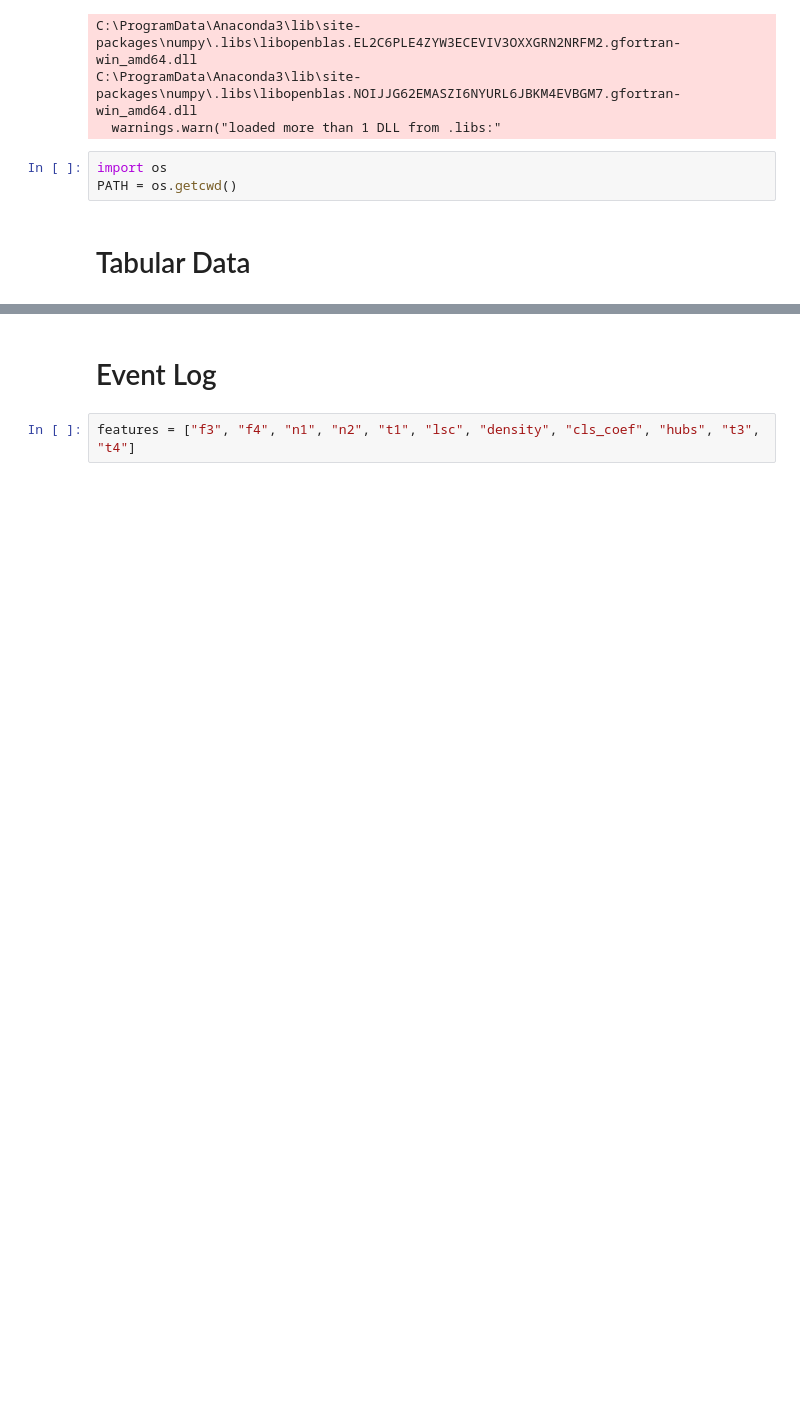
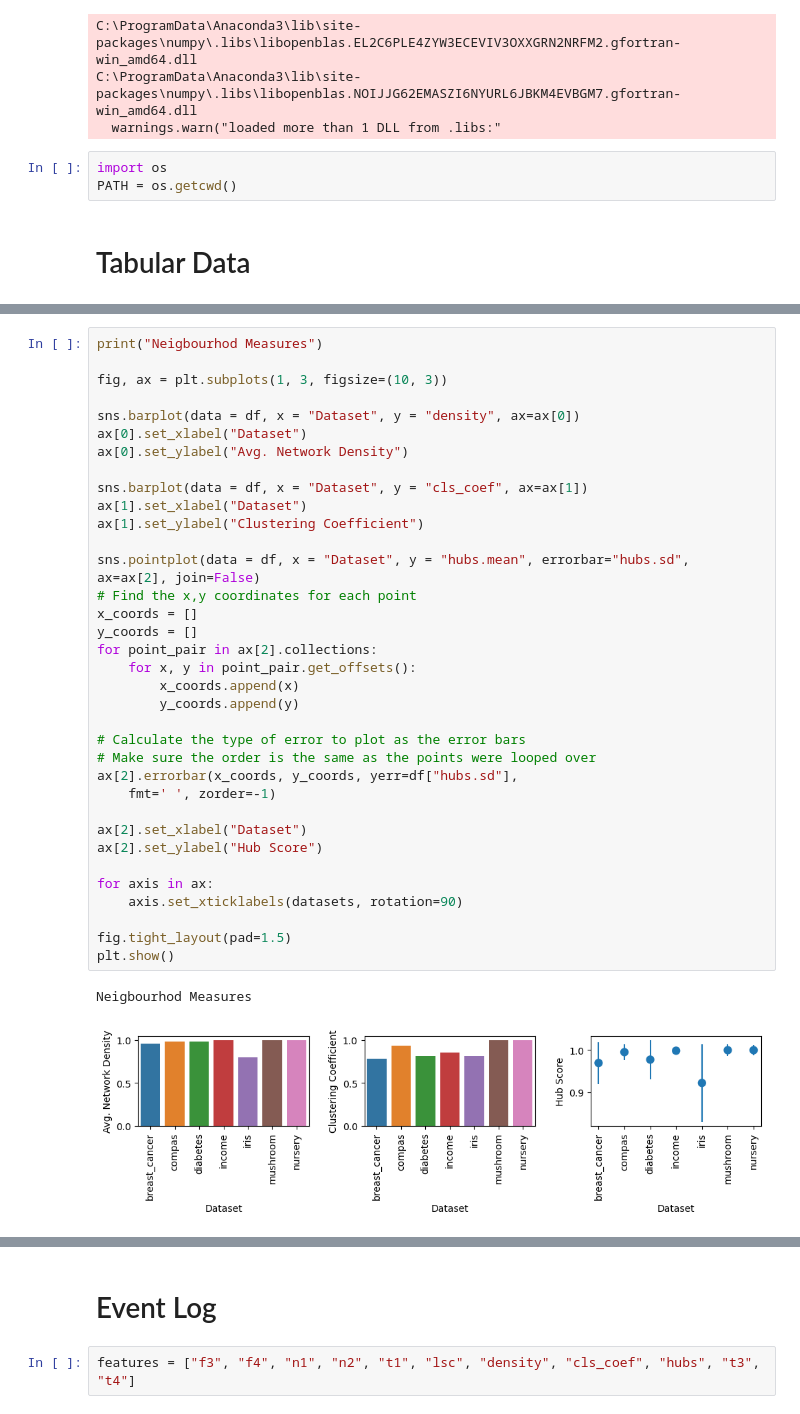
Before and after one commit to Mythreyi-V/full_stability, a Jupyter notebook: MFE.ipynb, the cells around one changed output, grey strips where cells are left out. Drawn from its saved outputs; the diff is of its cells as text; blank space fills up the shorter version.

```diff
--- a/MFE.ipynb
+++ b/MFE.ipynb
@@ -485,0 +226,38 @@ two_itemset.sd                                                0.1002944387614881
+# %%
+print("Neigbourhod Measures")
+
+fig, ax = plt.subplots(1, 3, figsize=(10, 3))
+
+sns.barplot(data = df, x = "Dataset", y = "density", ax=ax[0])
+ax[0].set_xlabel("Dataset")
+ax[0].set_ylabel("Avg. Network Density")
+
+sns.barplot(data = df, x = "Dataset", y = "cls_coef", ax=ax[1])
+ax[1].set_xlabel("Dataset")
+ax[1].set_ylabel("Clustering Coefficient")
+
+sns.pointplot(data = df, x = "Dataset", y = "hubs.mean", errorbar="hubs.sd", ax=ax[2], join=False)
+# Find the x,y coordinates for each point
+x_coords = []
+y_coords = []
+for point_pair in ax[2].collections:
+    for x, y in point_pair.get_offsets():
+        x_coords.append(x)
+        y_coords.append(y)
+
+# Calculate the type of error to plot as the error bars
+# Make sure the order is the same as the points were looped over
+ax[2].errorbar(x_coords, y_coords, yerr=df["hubs.sd"],
+    fmt=' ', zorder=-1)
+
+ax[2].set_xlabel("Dataset")
+ax[2].set_ylabel("Hub Score")
+
+for axis in ax:
+    axis.set_xticklabels(datasets, rotation=90)
+
+fig.tight_layout(pad=1.5)
+plt.show()
+# %% [output]
+Neigbourhod Measures
+[figure, added]
```
Also changed, not shown: parts of 117 cells of this notebook.
